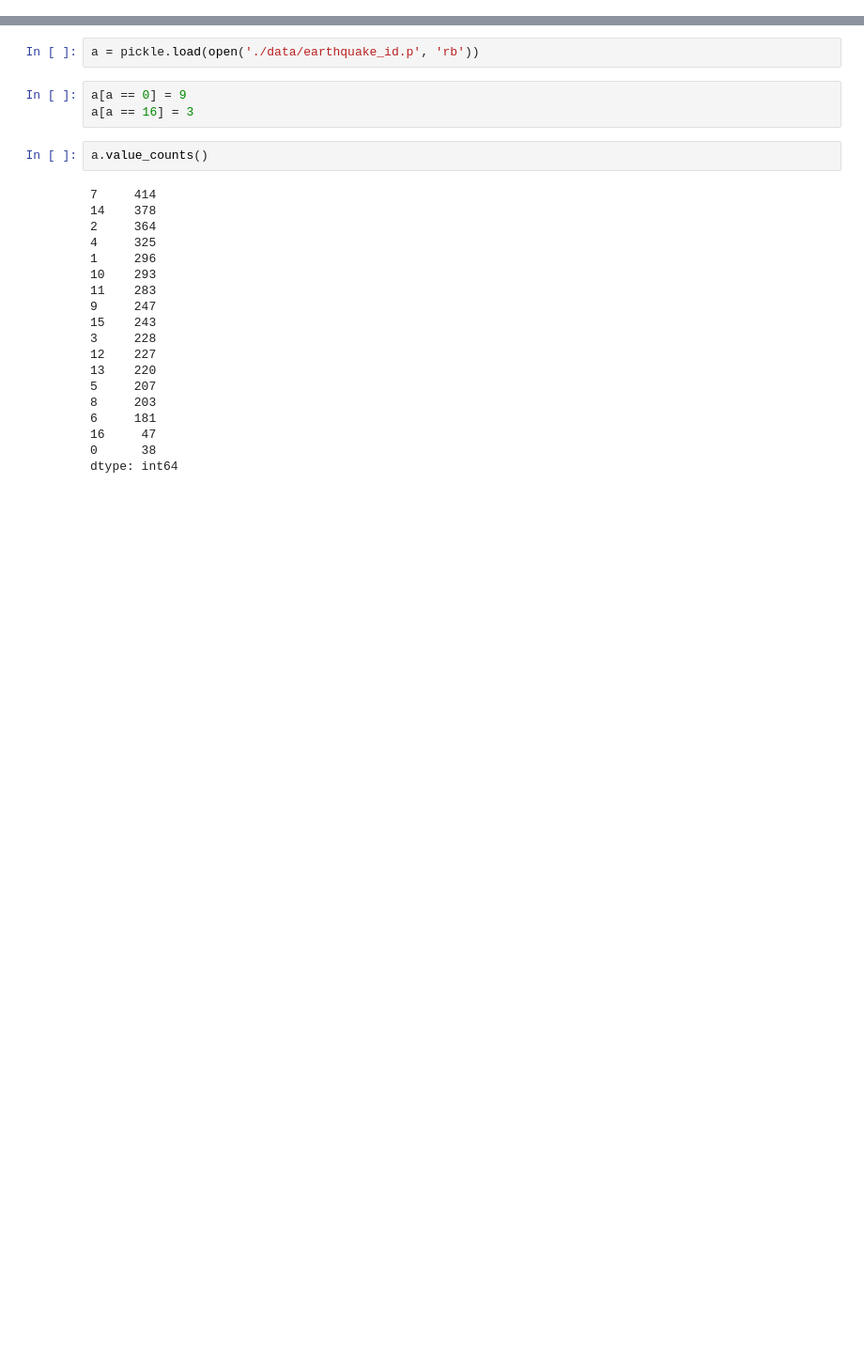
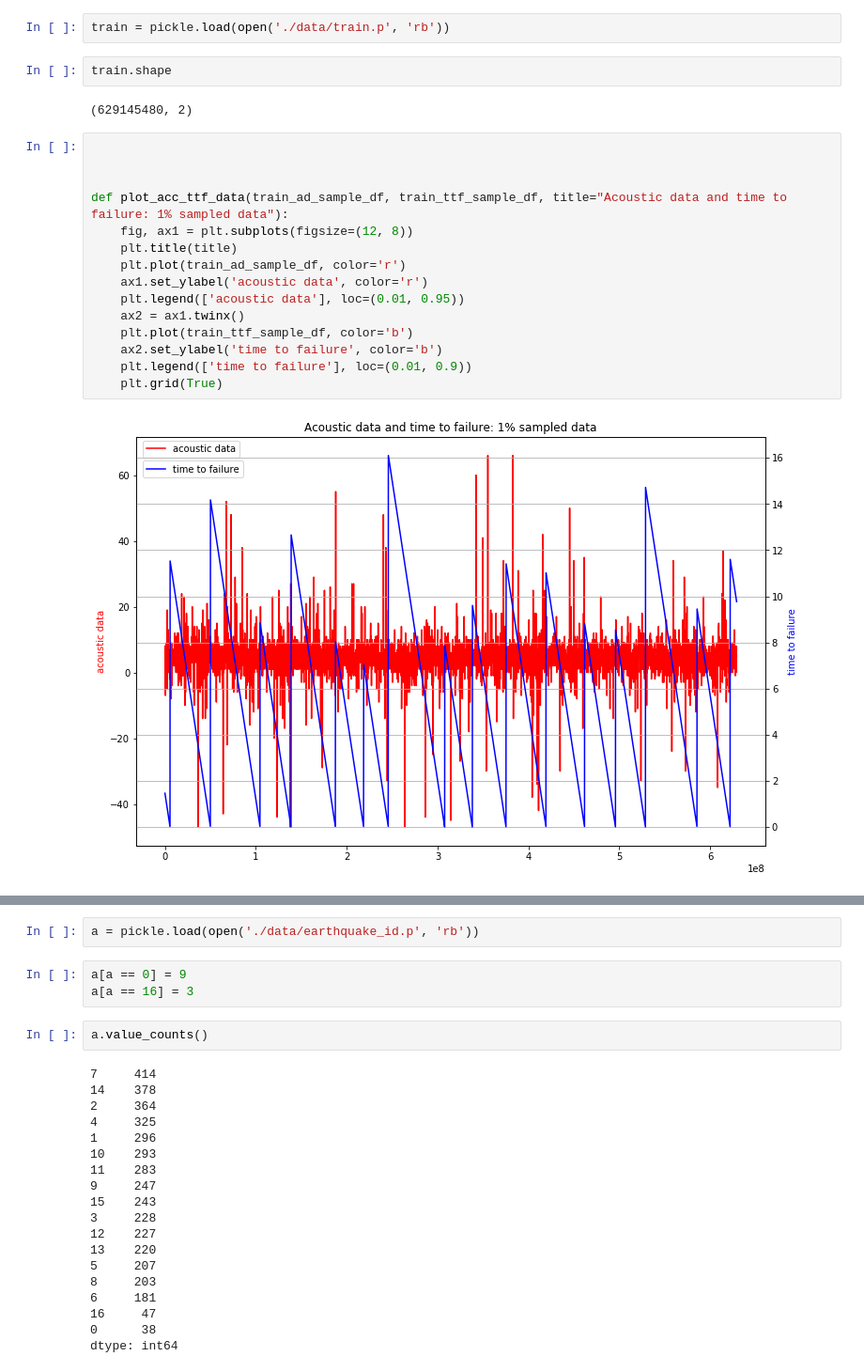
Before and after one commit to JonRao/LANL-Earthquake-Prediction, a Jupyter notebook: eda.ipynb, the cells around one changed output, grey strips where cells are left out. Shown at 94% size. Cells and saved outputs as stored; diff of their text form; blank space fills up the shorter version.

```diff
--- a/eda.ipynb
+++ b/eda.ipynb
@@ -26,0 +24,23 @@ The autoreload extension is already loaded. To reload it, use:
+# %%
+train = pickle.load(open('./data/train.p', 'rb'))
+# %%
+train.shape
+# %% [output]
+(629145480, 2)
+# %%
+
+
+
+def plot_acc_ttf_data(train_ad_sample_df, train_ttf_sample_df, title="Acoustic data and time to failure: 1% sampled data"):
+    fig, ax1 = plt.subplots(figsize=(12, 8))
+    plt.title(title)
+    plt.plot(train_ad_sample_df, color='r')
+    ax1.set_ylabel('acoustic data', color='r')
+    plt.legend(['acoustic data'], loc=(0.01, 0.95))
+    ax2 = ax1.twinx()
+    plt.plot(train_ttf_sample_df, color='b')
+    ax2.set_ylabel('time to failure', color='b')
+    plt.legend(['time to failure'], loc=(0.01, 0.9))
+    plt.grid(True)
+# %% [output]
+[figure, added]
```
Also changed, not shown: parts of 3 cells of this notebook, 6 other files.
